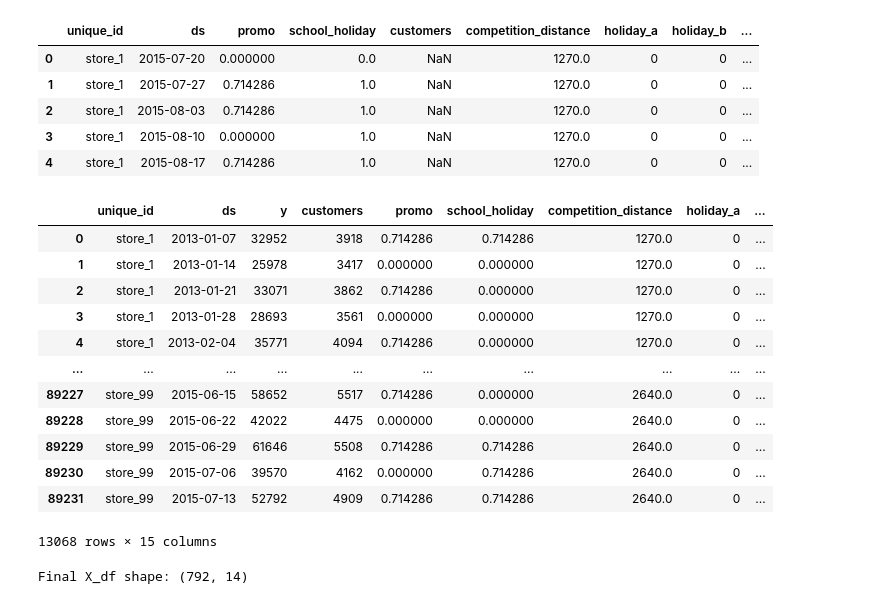
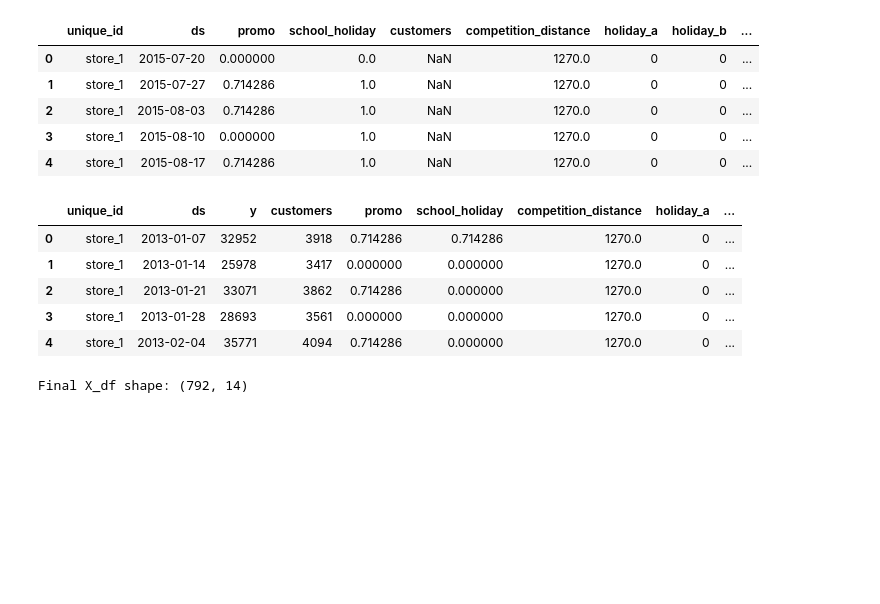
Before and after one commit to YL-6/BF-final, a Jupyter notebook: Sila.3.ipynb, the cells around one changed output. Cells and saved outputs as stored; diff of their text form; code cells hidden in the pictures; blank space fills up the shorter version.

```diff
--- a/Sila.3.ipynb
+++ b/Sila.3.ipynb
@@ -126,25 +132,20 @@ models = [
 
 sf = StatsForecast(models=models, freq='W')
 # %%
+# Transforming sales data to fix xreg is rank deficient error
 df = weekly_sales.copy().drop(columns={'open'})
 
 # Filter only store_1 to store_99 (inclusive)
 first_100_stores = [f'store_{i}' for i in range(1, 100)]  # store_1 to store_99
 df = df[df['unique_id'].isin(first_100_stores)]
+df.to_csv("first_100.csv", index=False)
 
-df.head(10)
+df.head()
 # %% [output]
 |  | unique_id | ds | y | customers | promo | school_holiday | competition_distance | holiday_a | ... |
 | 0 | store_1 | 2013-01-07 | 32952 | 3918 | 0.714286 | 0.714286 | 1270.0 | 0 | ... |
 | 1 | store_1 | 2013-01-14 | 25978 | 3417 | 0.000000 | 0.000000 | 1270.0 | 0 | ... |
 | 2 | store_1 | 2013-01-21 | 33071 | 3862 | 0.714286 | 0.000000 | 1270.0 | 0 | ... |
 | 3 | store_1 | 2013-01-28 | 28693 | 3561 | 0.000000 | 0.000000 | 1270.0 | 0 | ... |
 | 4 | store_1 | 2013-02-04 | 35771 | 4094 | 0.714286 | 0.000000 | 1270.0 | 0 | ... |
-| ... | ... | ... | ... | ... | ... | ... | ... | ... | ... |
-| 89227 | store_99 | 2015-06-15 | 58652 | 5517 | 0.714286 | 0.000000 | 2640.0 | 0 | ... |
-| 89228 | store_99 | 2015-06-22 | 42022 | 4475 | 0.000000 | 0.000000 | 2640.0 | 0 | ... |
-| 89229 | store_99 | 2015-06-29 | 61646 | 5508 | 0.714286 | 0.714286 | 2640.0 | 0 | ... |
-| 89230 | store_99 | 2015-07-06 | 39570 | 4162 | 0.000000 | 0.714286 | 2640.0 | 0 | ... |
-| 89231 | store_99 | 2015-07-13 | 52792 | 4909 | 0.714286 | 0.714286 | 2640.0 | 0 | ... |
-13068 rows × 15 columns
 # %%
```
Also changed, not shown: parts of 21 cells of this notebook.
